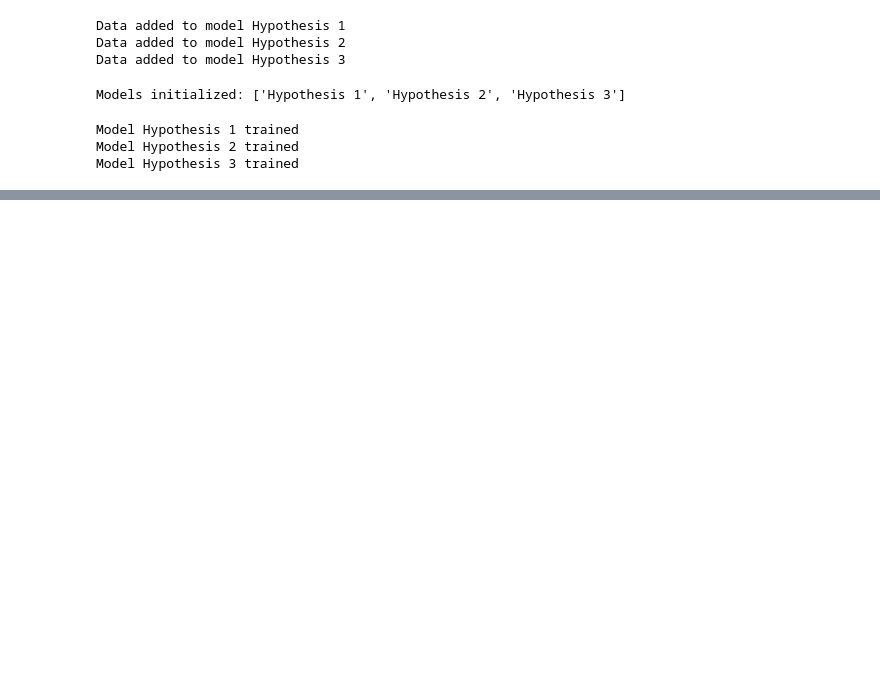
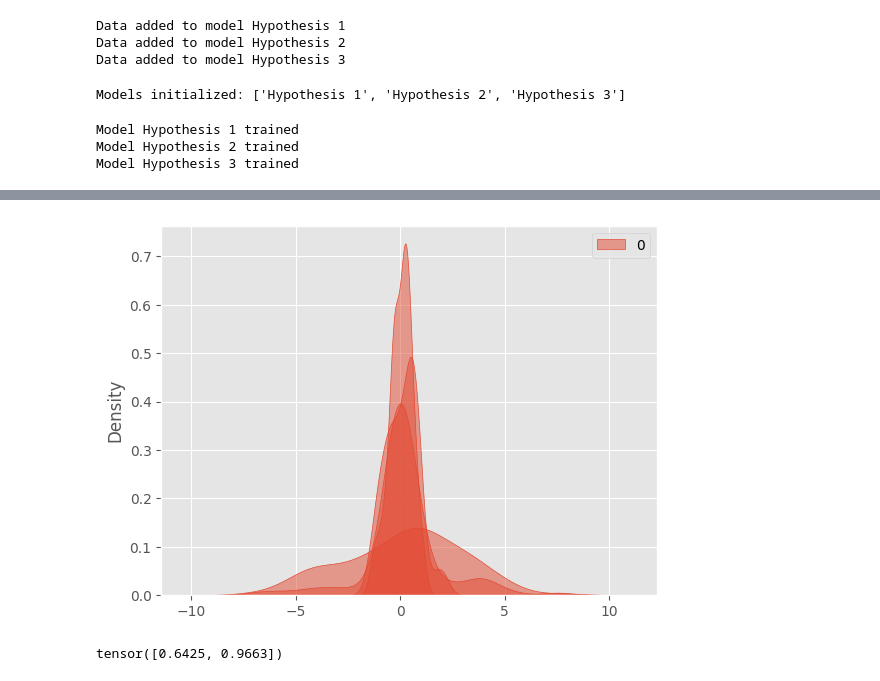
Before and after one commit to bGuenes/COMPASS, a Jupyter notebook: test_model.ipynb, the cells around one changed output, grey strips where cells are left out. Drawn from its saved outputs; the diff is of its cells as text; code cells hidden in the pictures; blank space fills up the shorter version.

```diff
--- a/test_model.ipynb
+++ b/test_model.ipynb
@@ -122,0 +109,6 @@ mtf.plot_model_comp(n_models=3)
+# %%
+# Create test data
+test_theta1, test_x1 = gen_data_hyp1(100)
+
+# Compare models on test data
+mtf.compare(x=test_x1, device="cuda", timesteps=500)
@@ -128,0 +133,5 @@ mtf.plot_interpretation(labels=[r"$\theta$", r"$x_1$", r"$x_2$"])
+# %%
+import pickle
+
+with open("tests/model_comp.pkl", "rb") as f:
+    results = pickle.load(f)
@@ -128,0 +142,12 @@ mtf.plot_interpretation(labels=[r"$\theta$", r"$x_1$", r"$x_2$"])
+# %%
+sns.kdeplot(test_theta1, label="True $\theta$", color="k", fill=True, alpha=0.5)
+sns.kdeplot(results["Hypothesis 1"]["MAP"][:,0], label="Estimated $\theta$", color="r", fill=True, alpha=0.5)
+sns.kdeplot(results["Hypothesis 2"]["MAP"][:,0], label="Estimated $\theta$", color="b", fill=True, alpha=0.5)
+sns.kdeplot(results["Hypothesis 3"]["MAP"][:,0], label="Estimated $\theta$", color="r", fill=True, alpha=0.5)
+plt.show()
+# %% [output]
+[figure, added]
+# %%
+test_x1[0]
+# %% [output]
+tensor([0.6425, 0.9663])
```
Also changed, not shown: parts of 9 cells of this notebook, 15 other files.
